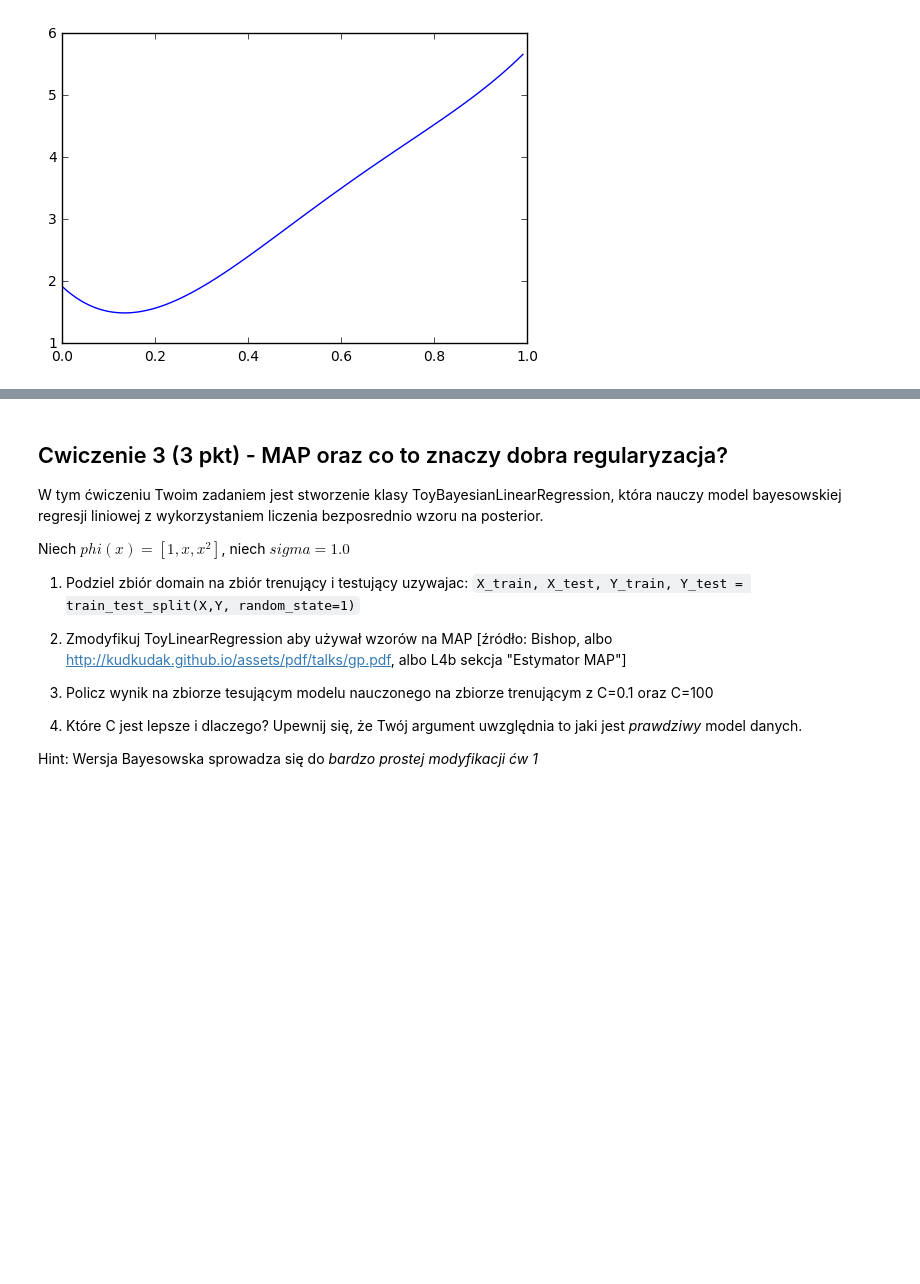
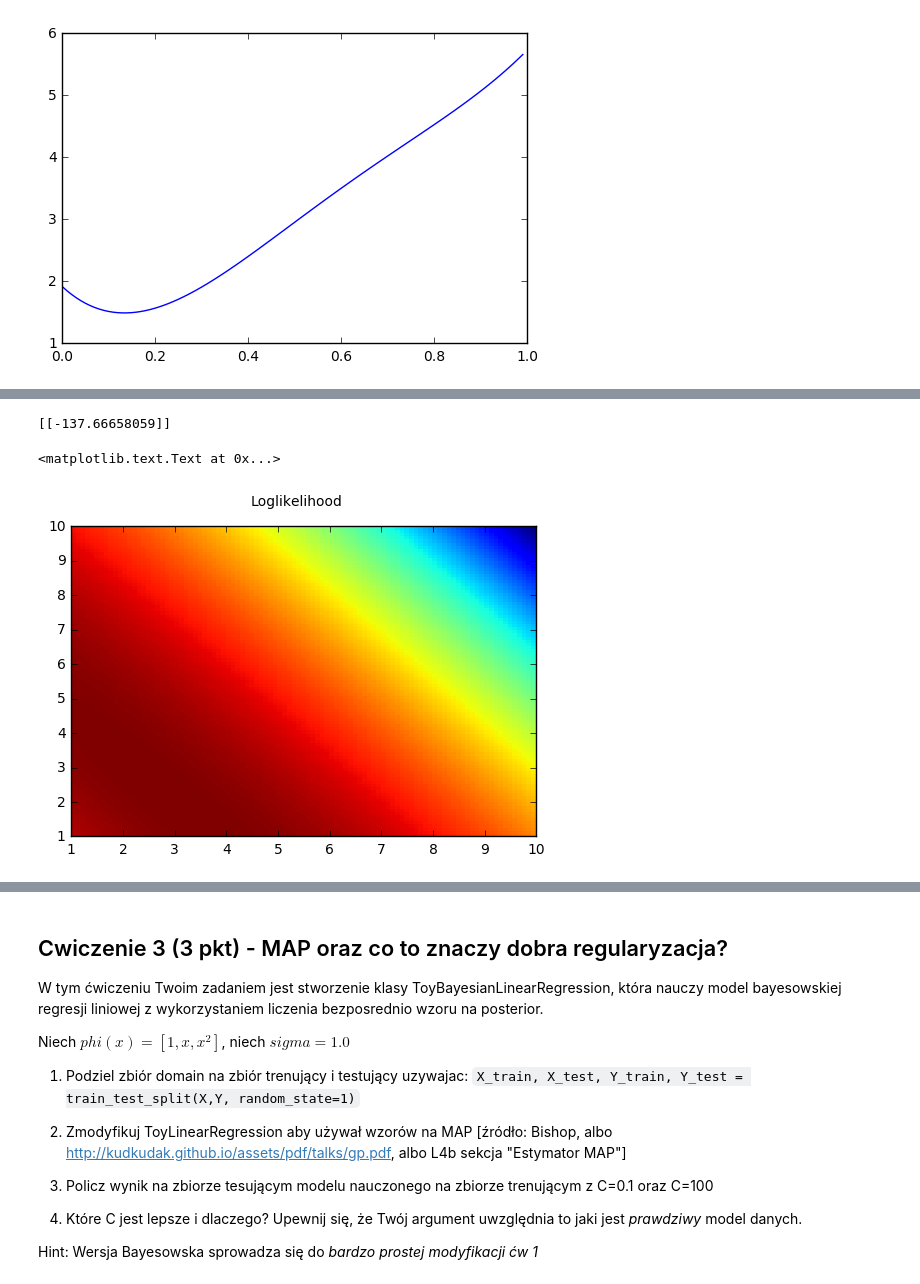
Before and after one commit to Szarad/rozwiazania_ml2017, a Jupyter notebook: L3a.ipynb, the cells around one changed output, grey strips where cells are left out. Saved outputs shown, nothing was run; the diff lists cells and outputs as text; code cells hidden in the pictures; blank space fills up the shorter version.

```diff
--- a/L3a.ipynb
+++ b/L3a.ipynb
@@ -279,0 +253,36 @@ loglikelihood(domain,t, w,phi=lambda x: [1, x])
+# %%
+from scipy.stats import norm
+
+def loglikelihood(w,X,Y,phi=lambda x: [1, x], sigma=1.0):
+
+
+    lh=0
+    for i in range(len(X)):
+
+        p_mean = np.matrix(phi(X[i])*np.matrix(w).T)
+        lh += np.log(norm.pdf(Y[i], p_mean, sigma))
+    return lh
+
+xvalues1 = np.array(np.linspace(1, 10, 100))
+yvalues1 = np.array(np.linspace(1, 10, 100))
+w=[0.3, 0.8]
+
+print loglikelihood(w, xvalues1, yvalues1,phi=lambda x: [1, x], sigma=1.0 )
+
+
+nx2=100;
+ny2=100;
+w02=0.88
+xvalues2 = np.array(np.linspace(1, 10, nx2))
+yvalues2 = np.array(np.linspace(1, 10, ny2))
+lhs=np.empty([nx2,ny2])
+for x in range(nx2):
+    for y in range(ny2):
+        lhs[x][y] = loglikelihood(np.matrix([w0,xvalues2[x],yvalues2[y]]),domain, t, phi=lambda x: [1, x,x**2], sigma=1.0 )
+#plt.subplot(3,2)
+plt.pcolormesh(xvalues2,yvalues2,lhs.T)
+plt.suptitle('Loglikelihood')
+# %% [output]
+[[-137.66658059]]
+<matplotlib.text.Text at 0x...>
+[figure, added]
```
Also changed, not shown: parts of 5 cells of this notebook.
